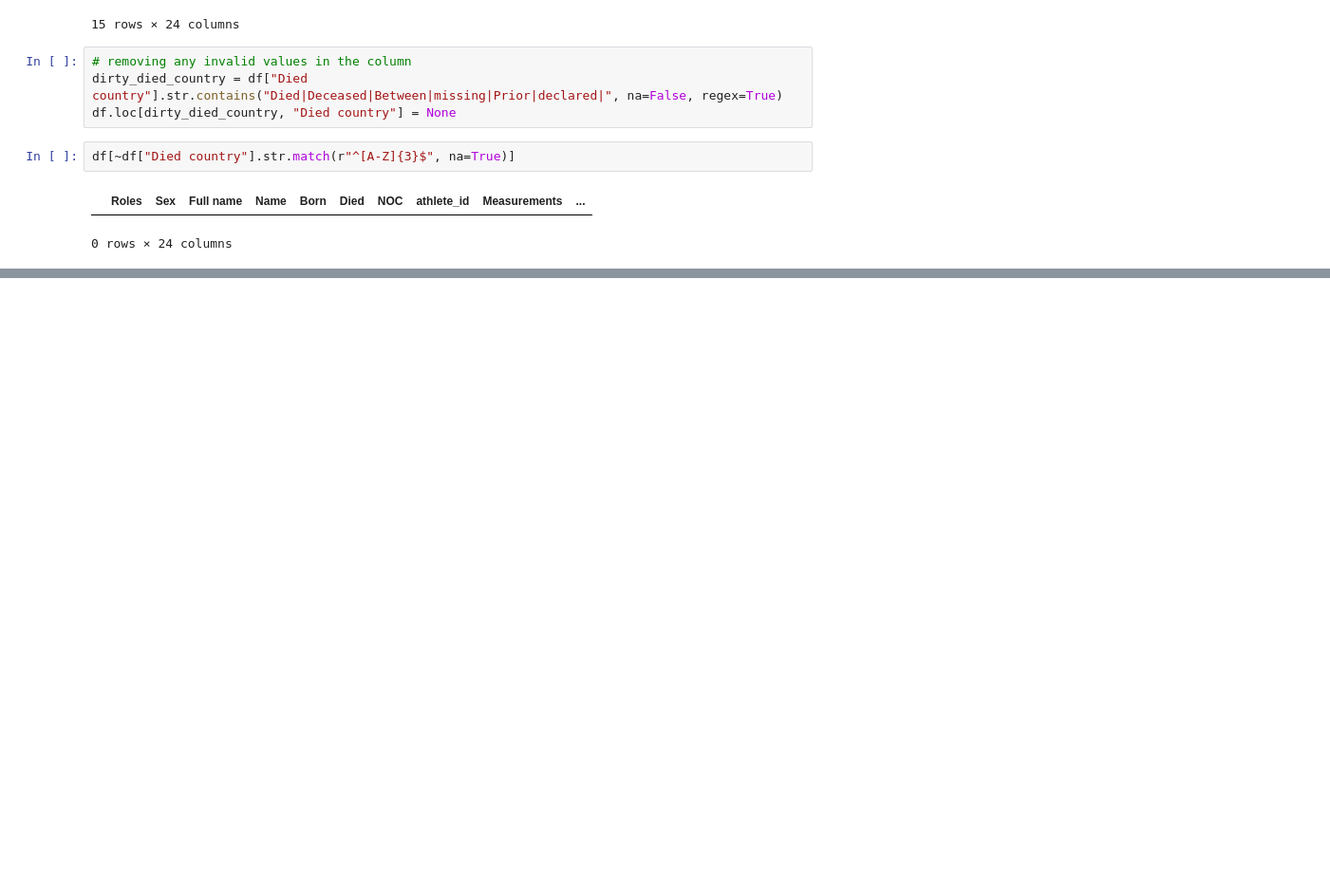
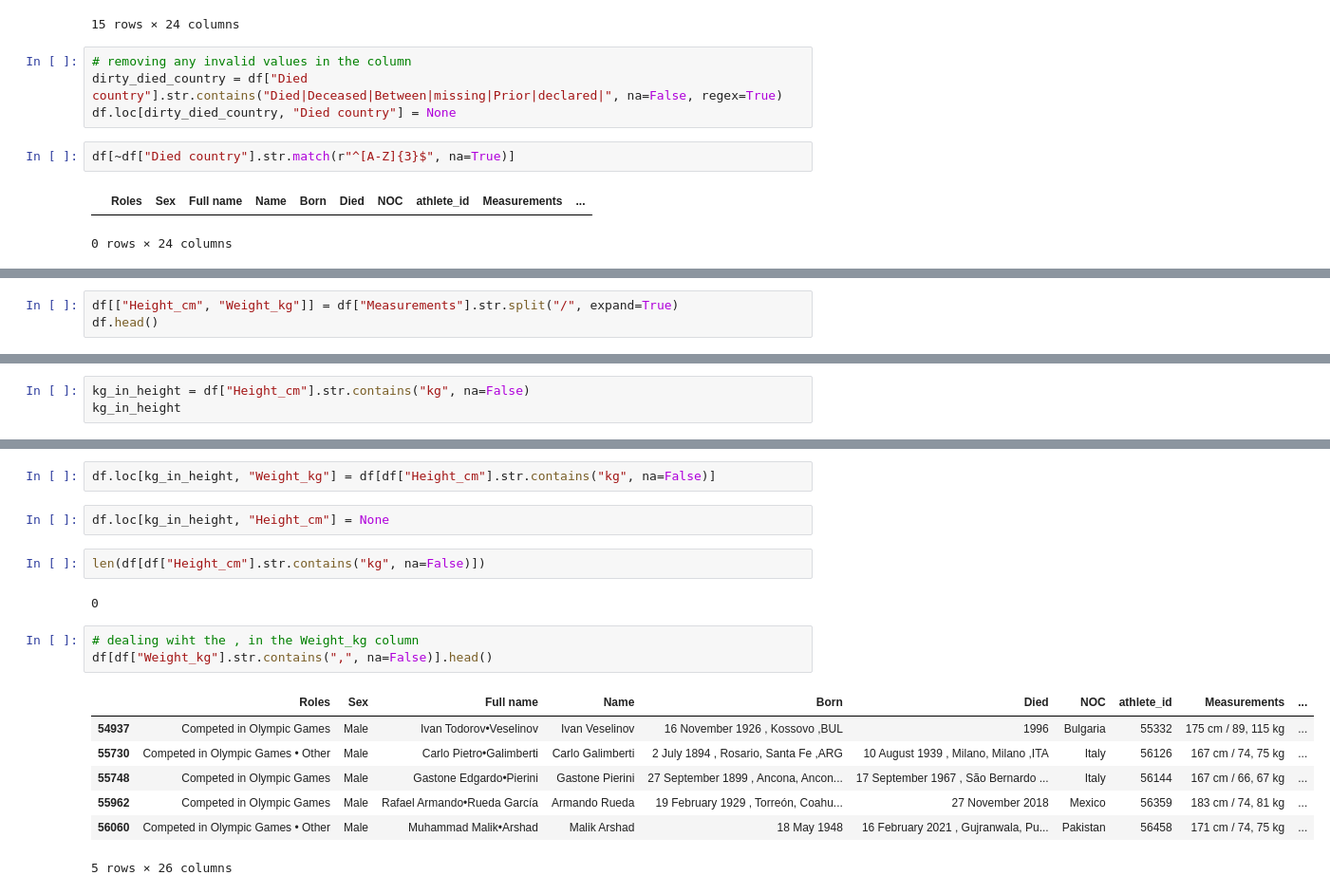
Before and after one commit to sherif-gamal111/Cleaning-Olympic-Athletes-Dataset, a Jupyter notebook: olympic.ipynb, the cells around one changed output, grey strips where cells are left out. Shown at 95% size. Cells and saved outputs as stored; diff of their text form; blank space fills up the shorter version.

```diff
--- a/olympic.ipynb
+++ b/olympic.ipynb
@@ -536,0 +601,3 @@ df[~df["Died country"].str.match(r"^[A-Z]{3}$", na=True)]
+# %%
+df[["Height_cm", "Weight_kg"]] = df["Measurements"].str.split("/", expand=True)
+df.head()
@@ -536,0 +616,3 @@ df[~df["Died country"].str.match(r"^[A-Z]{3}$", na=True)]
+# %%
+kg_in_height = df["Height_cm"].str.contains("kg", na=False)
+kg_in_height
@@ -536,0 +632,19 @@ df[~df["Died country"].str.match(r"^[A-Z]{3}$", na=True)]
+# %%
+df.loc[kg_in_height, "Weight_kg"] = df[df["Height_cm"].str.contains("kg", na=False)]
+# %%
+df.loc[kg_in_height, "Height_cm"] = None
+# %%
+len(df[df["Height_cm"].str.contains("kg", na=False)])
+# %% [output]
+0
+# %%
+# dealing wiht the , in the Weight_kg column
+df[df["Weight_kg"].str.contains(",", na=False)].head()
+# %% [output]
+|  | Roles | Sex | Full name | Name | Born | Died | NOC | athlete_id | Measurements | ... |
+| 54937 | Competed in Olympic Games | Male | Ivan Todorov•Veselinov | Ivan Veselinov | 16 November 1926 , Kossovo ,BUL | 1996 | Bulgaria | 55332 | 175 cm / 89, 115 kg | ... |
+| 55730 | Competed in Olympic Games • Other | Male | Carlo Pietro•Galimberti | Carlo Galimberti | 2 July 1894 , Rosario, Santa Fe ,ARG | 10 August 1939 , Milano, Milano ,ITA | Italy | 56126 | 167 cm / 74, 75 kg | ... |
+| 55748 | Competed in Olympic Games | Male | Gastone Edgardo•Pierini | Gastone Pierini | 27 September 1899 , Ancona, Ancon... | 17 September 1967 , São Bernardo ... | Italy | 56144 | 167 cm / 66, 67 kg | ... |
+| 55962 | Competed in Olympic Games | Male | Rafael Armando•Rueda García | Armando Rueda | 19 February 1929 , Torreón, Coahu... | 27 November 2018 | Mexico | 56359 | 183 cm / 74, 81 kg | ... |
+| 56060 | Competed in Olympic Games • Other | Male | Muhammad Malik•Arshad | Malik Arshad | 18 May 1948 | 16 February 2021 , Gujranwala, Pu... | Pakistan | 56458 | 171 cm / 74, 75 kg | ... |
+5 rows × 26 columns
```
Also changed, not shown: parts of 22 cells of this notebook.
